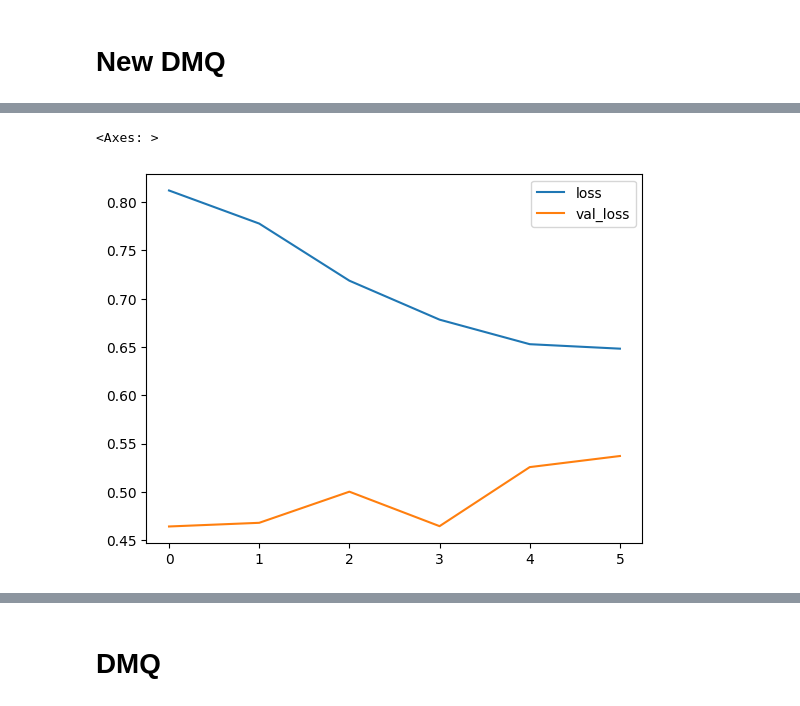
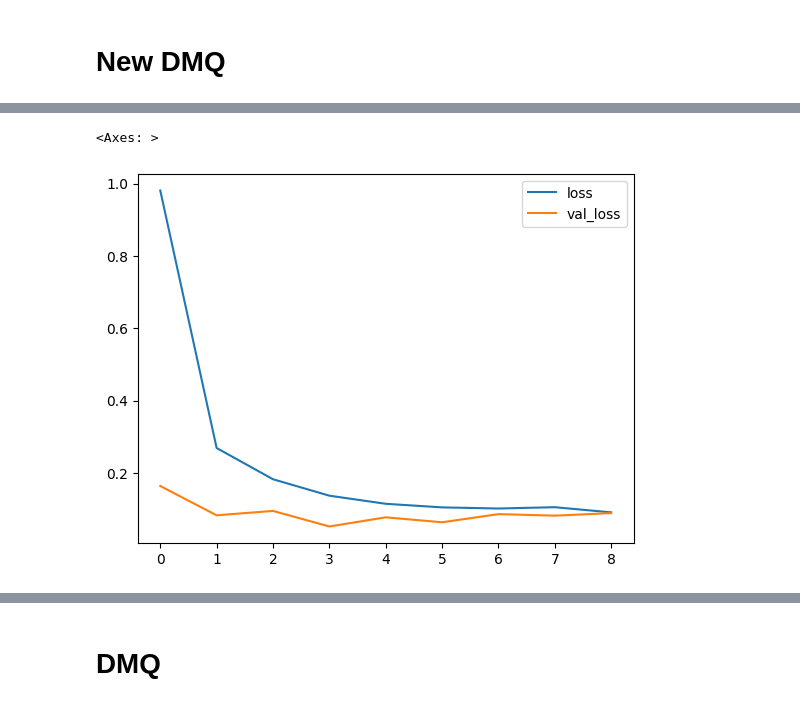
Before and after one commit to rproner1/MacroAtRisk, a Jupyter notebook: tuning.ipynb, the cells around one changed output, grey strips where cells are left out. Cells and saved outputs as stored; diff of their text form; code cells hidden in the pictures.

Commit message:
tested dmq builder

```diff
--- a/tuning.ipynb
+++ b/tuning.ipynb
@@ -1037,25 +357,28 @@ bias_initializers = {
 
 builder_params = {
     'input_shapes': input_shapes,
-    'shared_recurrent_sizes' : [32]*4,
-    'shared_dense_sizes': [32]*4,
-    'task_sizes': [16]*4,
-    'recurrent_type': 'lstm',
-    'dense_activation': 'relu',
-    'dense_kernel_initializer': 'he_normal',
-    'bias_initializers' : bias_initializers,
-    'loss_weights' : None
+    'n_recurrent_layers': 2,
+    'n_shared_layers': 2,
+    'n_qtask_layers': 2,
+    'n_recurrent_nodes': 32,
+    'n_shared_nodes':32,
+    'n_task_nodes': 32,
+    'initializer': 'glorot_uniform',
+    'lower_quantiles': None,
+    'upper_quantiles': None,
+    'loss_weights':  None,
+    'bias_initializers':  None,
+    'space_quantiles': True
 }
 
 hps = {
     'lr': 1e-3,
-    'l2': 0.0,
-    'dropout': 0.1
+    'l2': 0.0
 }
 
 builder_params.update(hps)
 
-model = build_dmq_prev(
+model = build_dmq(
     **builder_params
 )
 
@@ -1068,8 +391,8 @@ early_stopping = EarlyStopping(
 )
 
 history = model.fit(
-    X_train_rnn,
-    mq_y_train_rnn,
+    X_train_rnn_full,
+    mq_y_train_rnn_full,
     epochs=200,
     batch_size=4,
     validation_data=(X_val_rnn, mq_y_val_rnn),
@@ -1097,2 +426,2 @@ Epoch 6/200
 <Axes: >
-[figure, old version]
+[figure, new version]
```
Also changed, not shown: parts of 53 cells of this notebook.
